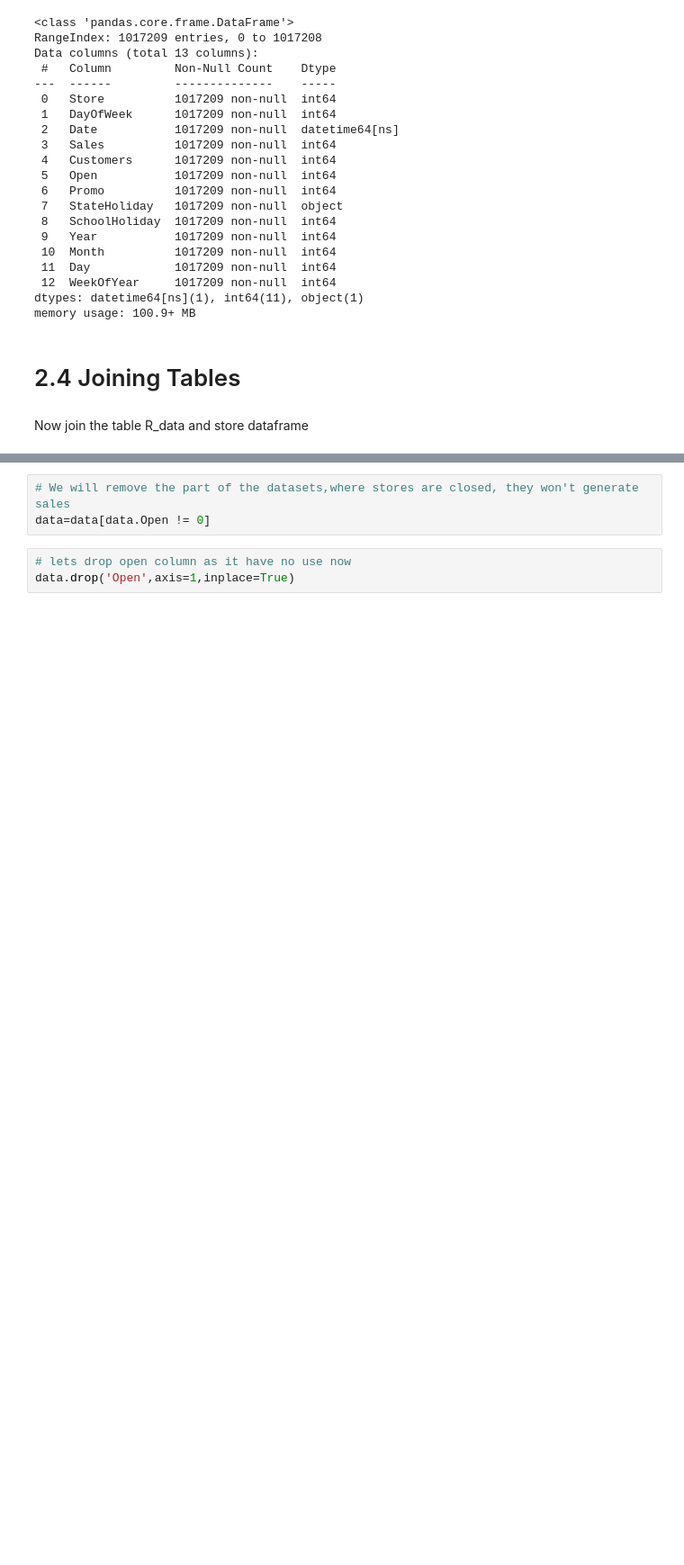
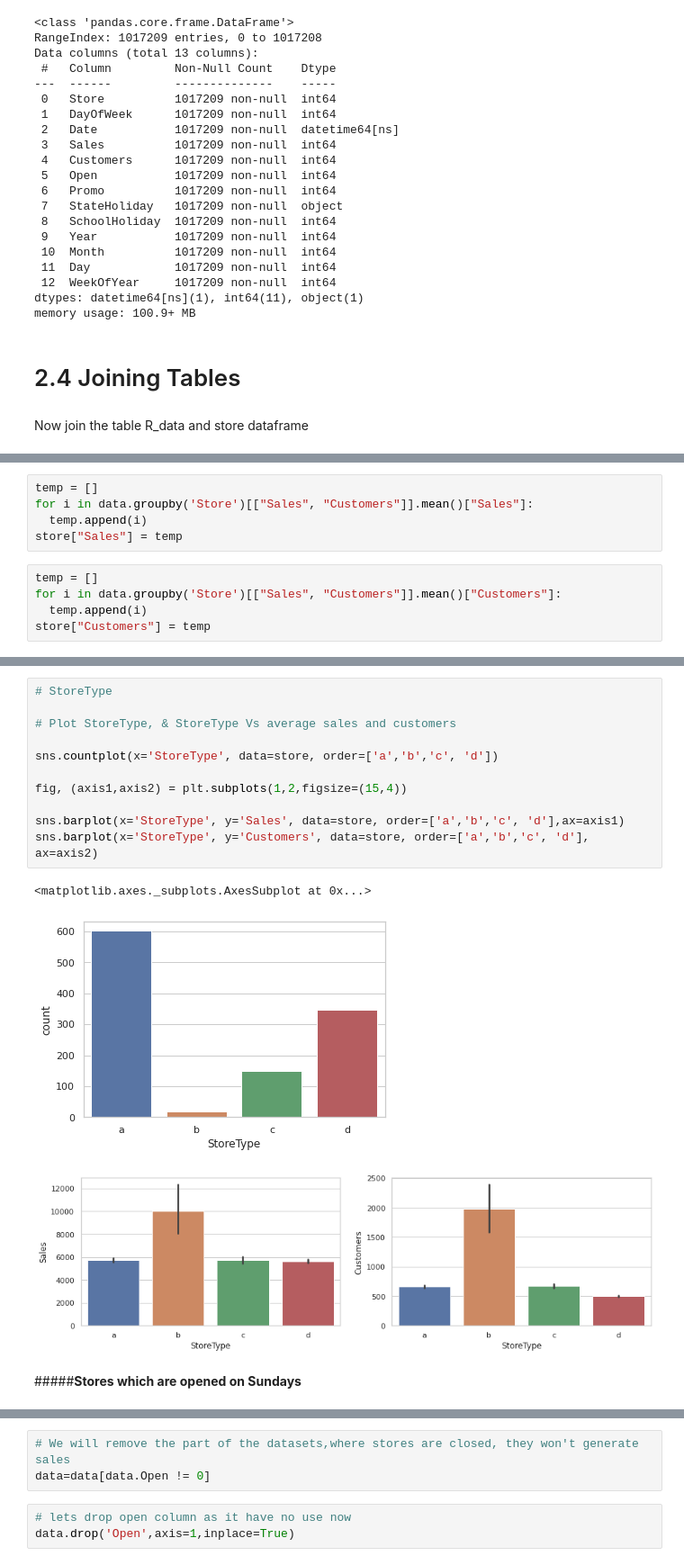
Before and after one commit to Team-AlmaBetter/Retail-Sales-Prediction, a Jupyter notebook: Rossmann_Sales_Prediction_Capstone_Project_ipynb.ipynb, the cells around one changed output, grey strips where cells are left out. Shown at 90% size. Drawn from its saved outputs; the diff is of its cells as text; blank space fills up the shorter version.

```diff
--- a/Rossmann_Sales_Prediction_Capstone_Project_ipynb.ipynb
+++ b/Rossmann_Sales_Prediction_Capstone_Project_ipynb.ipynb
@@ -330,0 +593,10 @@ dtype: int64
+# %%
+temp = []
+for i in data.groupby('Store')[["Sales", "Customers"]].mean()["Sales"]:
+  temp.append(i)
+store["Sales"] = temp
+# %%
+temp = []
+for i in data.groupby('Store')[["Sales", "Customers"]].mean()["Customers"]:
+  temp.append(i)
+store["Customers"] = temp
@@ -330,0 +618,17 @@ dtype: int64
+# %%
+# StoreType
+
+# Plot StoreType, & StoreType Vs average sales and customers
+
+sns.countplot(x='StoreType', data=store, order=['a','b','c', 'd'])
+
+fig, (axis1,axis2) = plt.subplots(1,2,figsize=(15,4))
+
+sns.barplot(x='StoreType', y='Sales', data=store, order=['a','b','c', 'd'],ax=axis1)
+sns.barplot(x='StoreType', y='Customers', data=store, order=['a','b','c', 'd'], ax=axis2)
+# %% [output]
+<matplotlib.axes._subplots.AxesSubplot at 0x...>
+[figure, added]
+[figure, added]
+# %% [markdown]
+#####<b>Stores which are opened on Sundays
```
Also changed, not shown: parts of 149 cells of this notebook.
